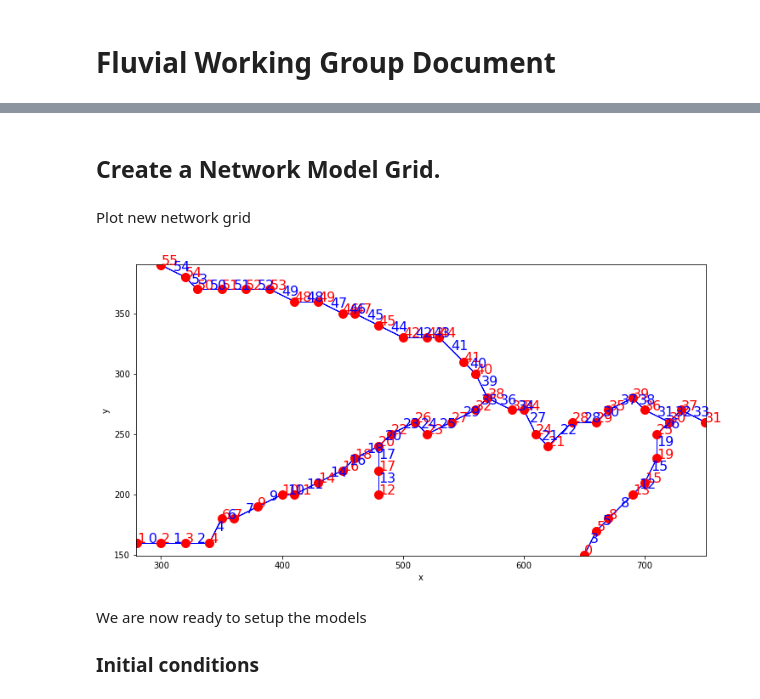
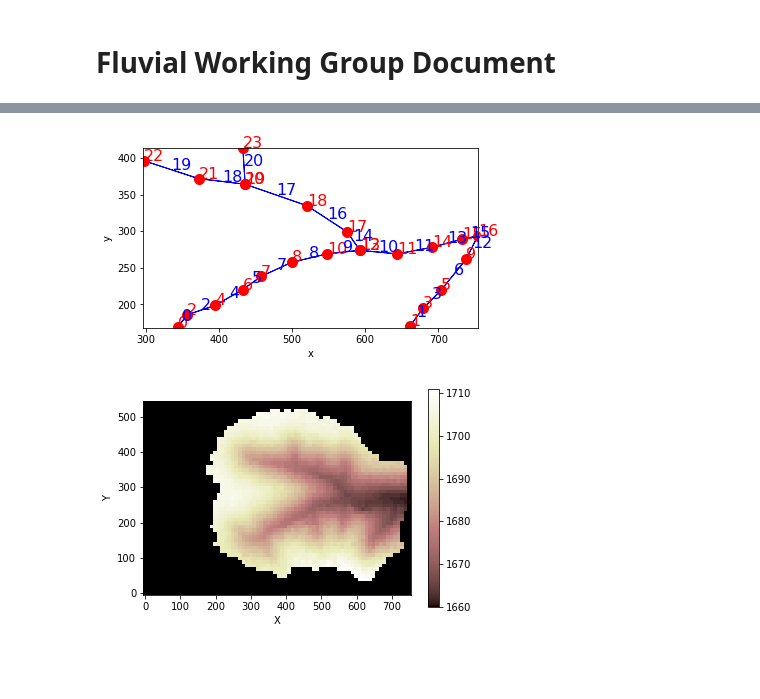
Before and after one commit to espin-2020/fluvial, a Jupyter notebook: fluvial_group.ipynb, the cells around one changed output, grey strips where cells are left out. Saved outputs shown, nothing was run; the diff lists cells and outputs as text; code cells hidden in the pictures; blank space fills up the shorter version.

```diff
--- a/fluvial_group.ipynb
+++ b/fluvial_group.ipynb
@@ -246,2 +39,0 @@ for seg in range(n_channel_segs):
-# %% [markdown]
-## Create a Network Model Grid.
@@ -265,12 +40,14 @@ grid = NetworkModelGrid(
-# %% [markdown]
-Plot new network grid
-# %%
-plt.figure(figsize = (12,12))
-# profiler.plot_profiles_in_map_view(colorbar_label='elevation')
-plt.scatter(x_of_nodes, y_of_nodes, c=colors_nodes, s=30, zorder=2)
-graph.plot_graph(grid, at="node,link")
-# %% [output]
-[figure, removed]
-# %% [markdown]
-We are now ready to setup the models
-### Initial conditions
+# %%
+# set up overland flow for driving runoff
+
+shp_file = 'hugo_links.shp'
+# points_shapefile = '../hugo_nodes_nodublicates.shp'
+
+grid = read_shapefile(
+    shp_file,
+    threshold=0.1,
+    )
+
+graph.plot_graph(grid, at="node,link")
+# %% [output]
+[figure, added]
@@ -277,4 +80,20 @@ We are now ready to setup the models
 # %%
+# set up network driving sediment transport and morphodynamics
+
+# Make a new network model grid
+new_grid = NetworkModelGrid((new_y_of_node, new_x_of_node), new_nodes_at_link)
+
+# graph.plot_graph(new_grid, at="node,link")
+
+#Define grid
+# here we use an arbitrary, very small, "real" catchment
+fname = 'hugo_site.asc'
+rmg, z = read_esri_ascii(fname, name='topographic__elevation')
+# rmg.status_at_node[rmg.nodes_at_right_edge] = rmg.BC_NODE_IS_FIXED_VALUE
+rmg.status_at_node[np.isclose(z, -9999.)] = rmg.BC_NODE_IS_CLOSED
+rmg.set_watershed_boundary_condition('topographic__elevation')
+
+# Initial conditions
 run_time =50000# 1 day 259200  # duration of run, (s) equivalent of 3 days
 n = 0.01  # roughness coefficient, (s/m^(1/3))
 g = 9.8  # gravity (m/s^2)
@@ -294,4 +113,12 @@ h[bools] = 0.1 #initial water depth m
 
 ## Set inital discharge
 rmg.at_node["surface_water__discharge"] = np.zeros(rmg.number_of_nodes)
+
+# Plot 2D domain for network
+# fig = plt.figure(figsize=(10,8))
+# ls = LightSource(azdeg=315, altdeg=45)
+imshow_grid(rmg, 'topographic__elevation')
+# plt.show()
+# %% [output]
+[figure, added]
 # %%
```
Also changed, not shown: parts of 32 cells of this notebook.
